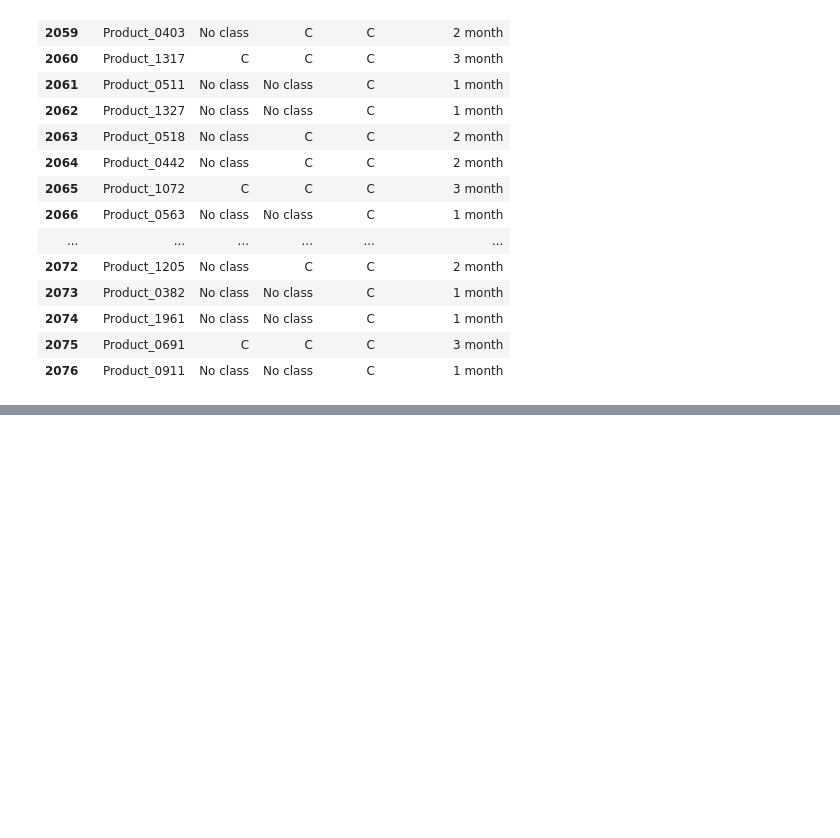
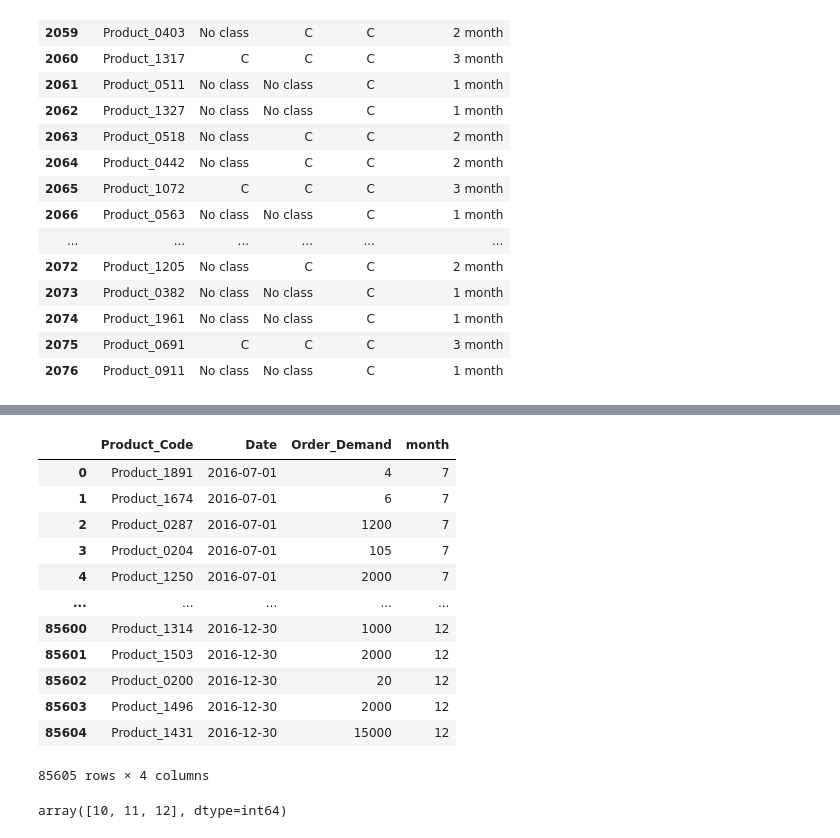
Before and after one commit to haruharuru16/abc-xyz-analysis, a Jupyter notebook: Notebook/ABC_Classification_Revision_with_XYZ_Analysis.ipynb, the cells around one changed output, grey strips where cells are left out. Drawn from its saved outputs; the diff is of its cells as text; code cells hidden in the pictures; blank space fills up the shorter version.

```diff
--- a/Notebook/ABC_Classification_Revision_with_XYZ_Analysis.ipynb
+++ b/Notebook/ABC_Classification_Revision_with_XYZ_Analysis.ipynb
@@ -919,0 +932,4 @@ month_copy.tail(20)
+# %%
+data_6 = pd.read_csv('Product Demand 6 Months.csv')
+data_6.drop(columns='Unnamed: 0', inplace = True)
+data_6.head()
@@ -919,0 +943,3 @@ month_copy.tail(20)
+# %%
+data_6['Date'] = pd.to_datetime(data_6['Date'])
+data_6.head()
@@ -919,0 +966,23 @@ month_copy.tail(20)
+# %%
+data_6['month'] = data_6['Date'].dt.month
+data_6
+# %% [output]
+|  | Product_Code | Date | Order_Demand | month |
+| 0 | Product_1891 | 2016-07-01 | 4 | 7 |
+| 1 | Product_1674 | 2016-07-01 | 6 | 7 |
+| 2 | Product_0287 | 2016-07-01 | 1200 | 7 |
+| 3 | Product_0204 | 2016-07-01 | 105 | 7 |
+| 4 | Product_1250 | 2016-07-01 | 2000 | 7 |
+| ... | ... | ... | ... | ... |
+| 85600 | Product_1314 | 2016-12-30 | 1000 | 12 |
+| 85601 | Product_1503 | 2016-12-30 | 2000 | 12 |
+| 85602 | Product_0200 | 2016-12-30 | 20 | 12 |
+| 85603 | Product_1496 | 2016-12-30 | 2000 | 12 |
+| 85604 | Product_1431 | 2016-12-30 | 15000 | 12 |
+85605 rows × 4 columns
+# %%
+months = data_6.month.unique()
+last_3_months = months[-3:]
+last_3_months
+# %% [output]
+array([10, 11, 12], dtype=int64)
```
Also changed, not shown: parts of 8 cells of this notebook, 7 other files.
